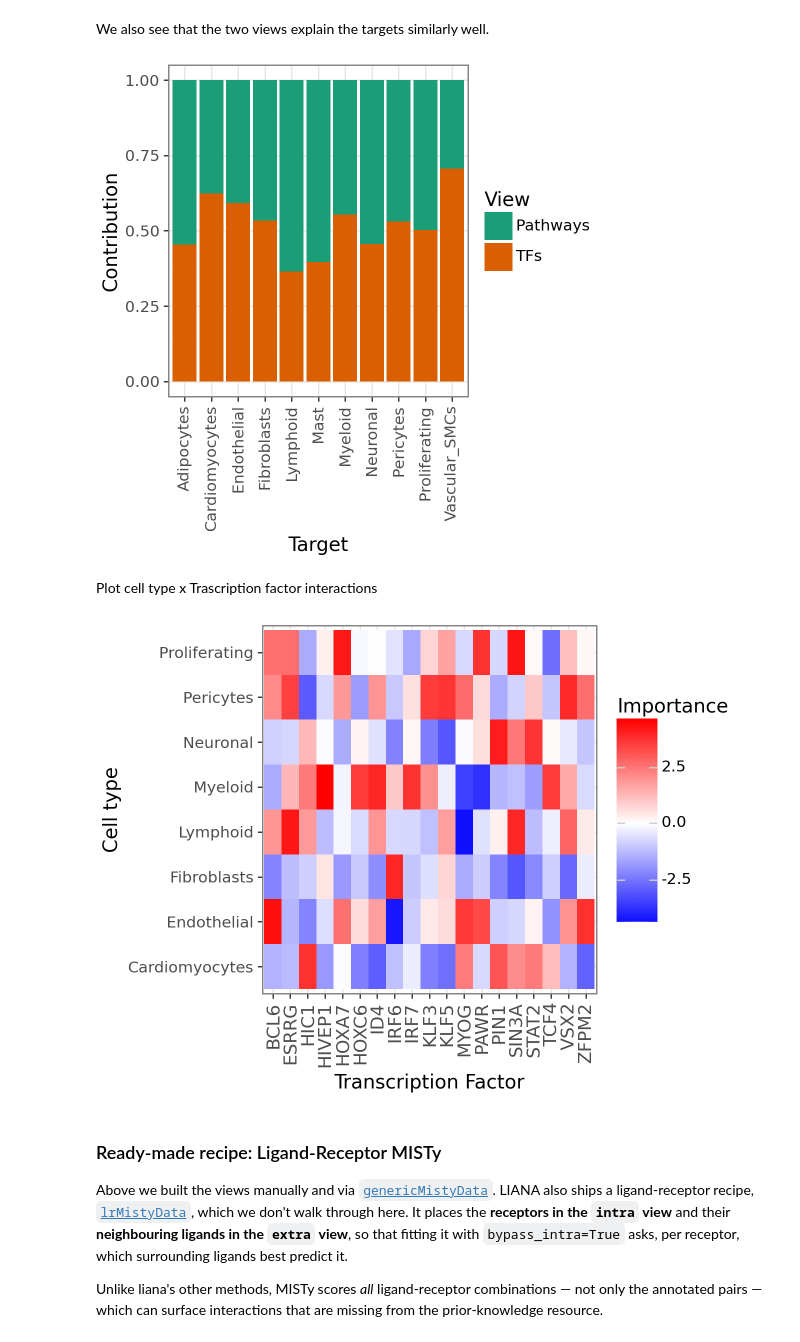
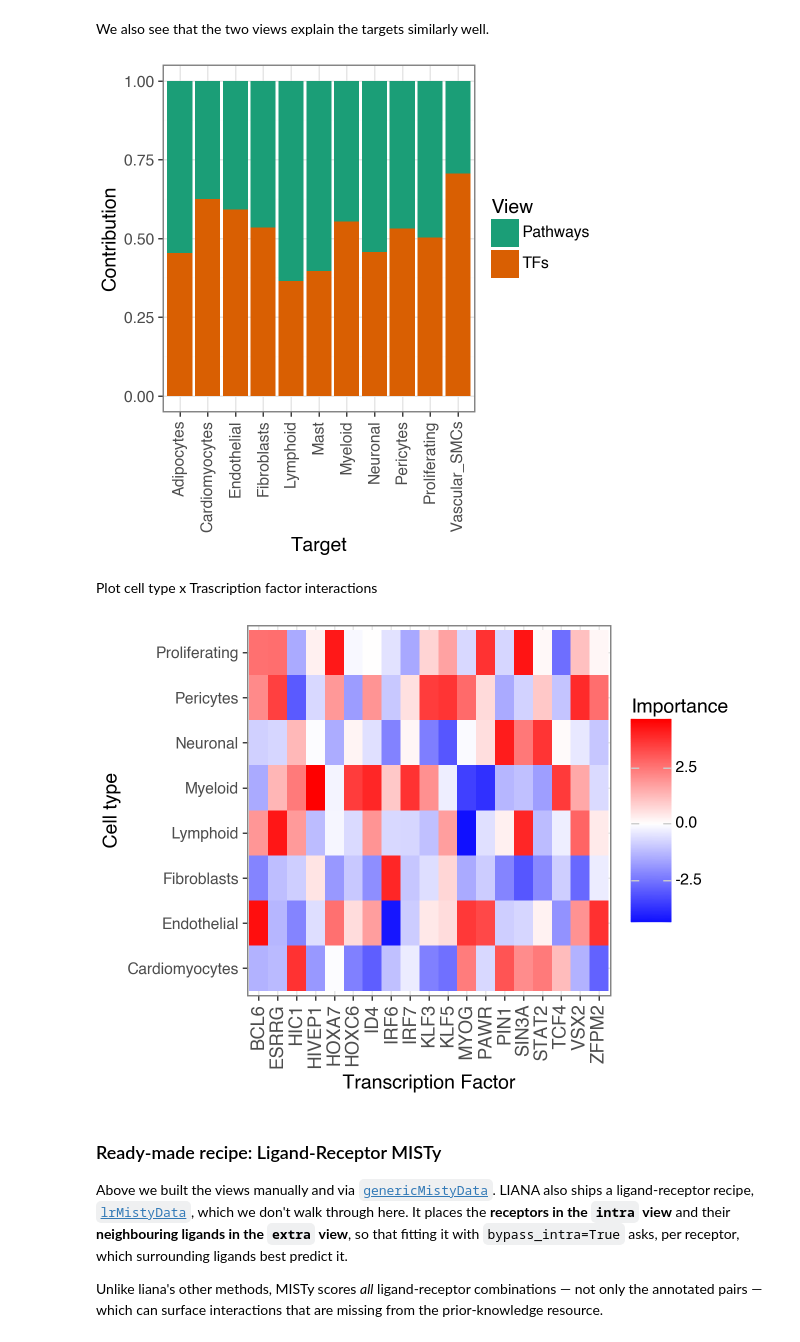
Before and after one commit to scverse/liana-tutorials, a Jupyter notebook: notebooks/misty.ipynb, the cells around one changed output. Saved outputs shown, nothing was run; the diff lists cells and outputs as text; code cells hidden in the pictures.

```diff
--- a/notebooks/misty.ipynb
+++ b/notebooks/misty.ipynb
@@ -362,22 +364,22 @@ li.pl.target_metrics(misty, stat='gain_R2')
 # %% [markdown]
 We also see that the two views explain the targets similarly well.
 # %%
-li.pl.contributions(misty, return_fig=True)
+li.pl.misty_contributions(misty, return_fig=True)
 # %% [output]
-[figure, old version]
+[figure, new version]
 # %% [markdown]
 Plot cell type x Trascription factor interactions
 # %%
 (
-    li.pl.interactions(misty, view='TFs', top_n=20) +
+    li.pl.misty_interactions(misty, view='TFs', top_n=20) +
     p9.labs(x='Transcription Factor', y='Cell type') +
     p9.theme_bw(base_size=14) +
     p9.theme(axis_text_x=p9.element_text(rotation=90, size=13)) +
     # change to blue-red
     p9.scale_fill_gradient2(low='blue', mid='white', high='red')
 )
 # %% [output]
-[figure, old version]
+[figure, new version]
 # %% [markdown]
 ### Ready-made recipe: Ligand-Receptor MISTy
 
```
Also changed, not shown: parts of 18 cells of this notebook, 8 other files.
